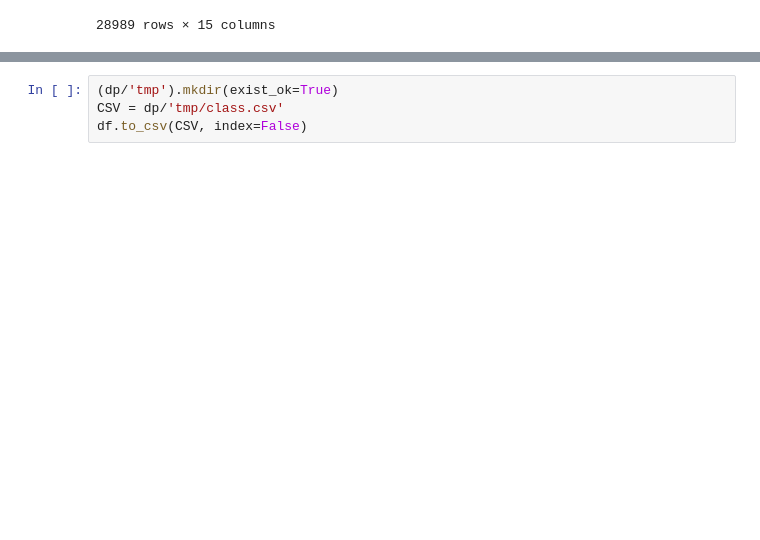
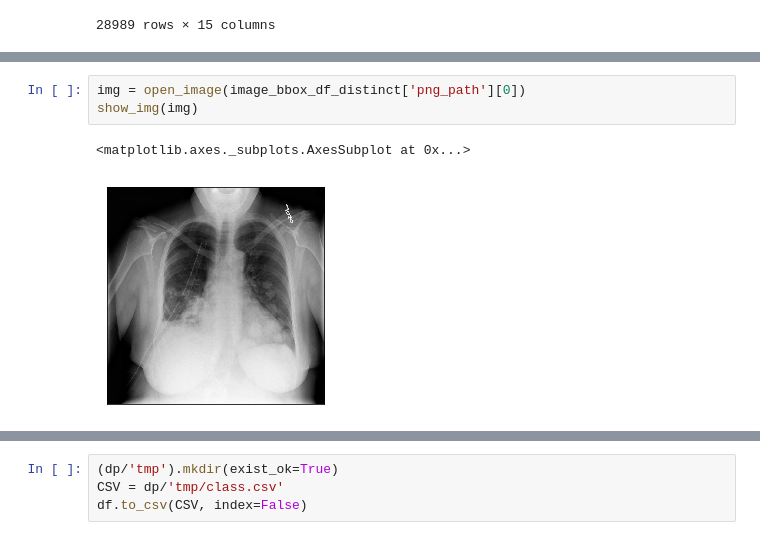
Before and after one commit to ChristophNeuner/RSNA_PDC, a Jupyter notebook: RSNA_PDC/RSNA_PDC.ipynb, the cells around one changed output, grey strips where cells are left out. Drawn from its saved outputs; the diff is of its cells as text; blank space fills up the shorter version.

```diff
--- a/RSNA_PDC/RSNA_PDC.ipynb
+++ b/RSNA_PDC/RSNA_PDC.ipynb
@@ -528,0 +645,6 @@ image_bbox_df
+# %%
+img = open_image(image_bbox_df_distinct['png_path'][0])
+show_img(img)
+# %% [output]
+<matplotlib.axes._subplots.AxesSubplot at 0x...>
+[figure, added]
```
Also changed, not shown: parts of 60 cells of this notebook.
